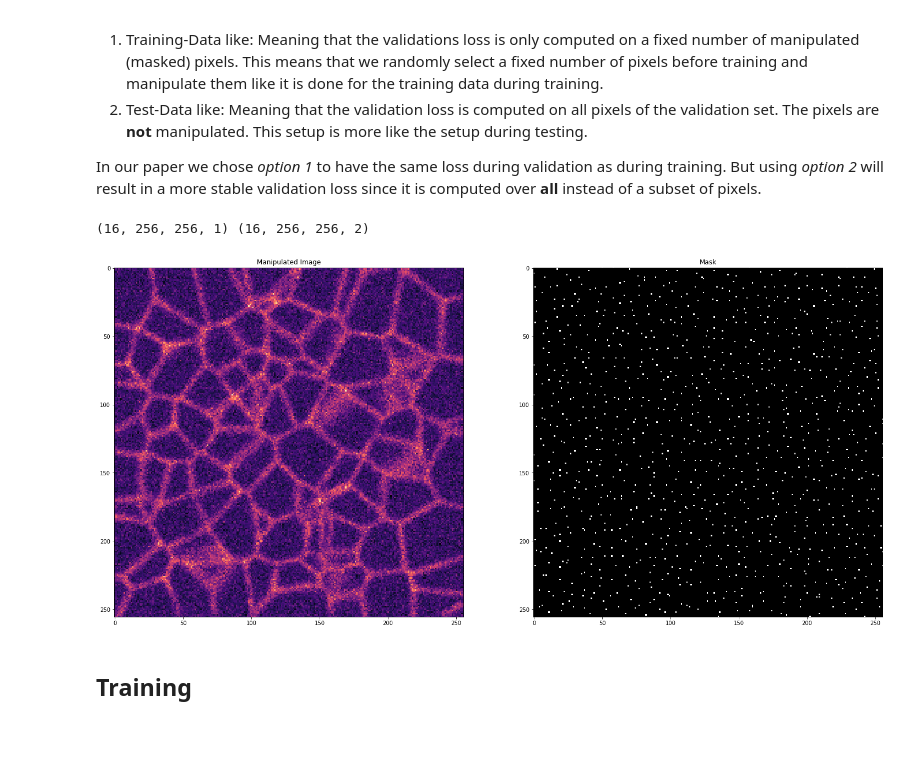
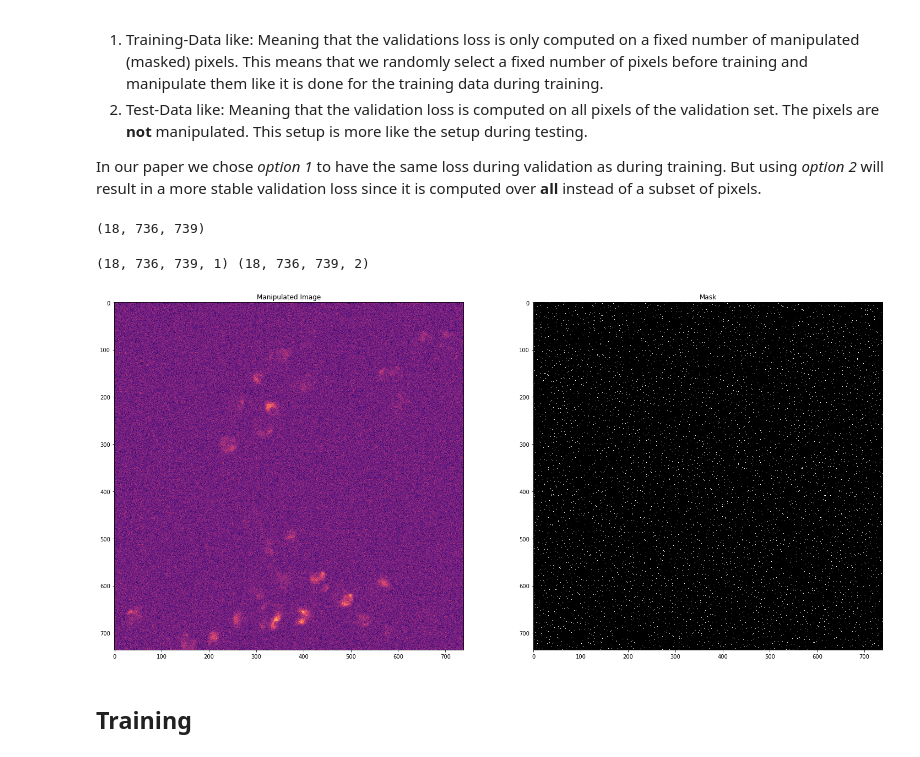
Before and after one commit to juglab/VoidSeg_cluster, a Jupyter notebook: N2V_denoising2D_MICCAI.ipynb, the cells around one changed output. Saved outputs shown, nothing was run; the diff lists cells and outputs as text; code cells hidden in the pictures.

Commit message:
N2V training and prediction notebook

```diff
--- a/N2V_denoising2D_MICCAI.ipynb
+++ b/N2V_denoising2D_MICCAI.ipynb
@@ -84,3 +76,10 @@ def normalize(img, mean, std):
 
 def denormalize(x, mean, std):
     return x*std + mean
+# %%
+# Load lowSNR data. Note: This can be the same data as we test on.
+# Leave couple slices for validation ;)
+X_train = np.load("/home/prakash/Desktop/NAS/StarVoid/Sim/NumpyData/Noisy20Train.npy")
+print(X_train.shape)
+X_test = np.load("/home/prakash/Desktop/NAS/StarVoid/Sim/NumpyData/Noisy20Test.npy")
+print(X_test.shape)
@@ -87,11 +89,12 @@ def denormalize(x, mean, std):
 # %%
-# Load lowSNR data. Note: This can be the same data as we test on.
-# Leave couple slices for validation ;)
-X = X = np.load('data/N2V_exampleData/N2V_lowSNR.npy')[:240,...]
+X=np.concatenate((X_train,X_test[:768,:736]))
+X = X[...,np.newaxis]
+print(X.shape)
 
 mean, std = np.mean(X), np.std(X)
 X = normalize(X, mean, std)
 
+print(X.shape)
 # We concatenate an extra channel filled with zeros. It will be internally used for the masking.
 Y = np.concatenate((X, np.zeros(X.shape)), axis=3)
 
@@ -115,29 +120,32 @@ This setup is more like the setup during testing.
 In our paper we chose *option 1* to have the same loss during validation as during training. But using *option 2* will result in a more stable validation loss since it is computed over __all__ instead of a subset of pixels.
 # %%
 # Load the remaining data as validation data
-X_val = np.load('data/N2V_exampleData/N2V_lowSNR.npy')[240:,...]
+X_val = np.load("/home/prakash/Desktop/NAS/StarVoid/Sim/NumpyData/Noisy20Val.npy")
+print(X_val.shape)
+X_val = X_val[...,np.newaxis]
 X_val = normalize(X_val, mean, std)
 
 # 1. Option
 Y_val = np.concatenate((X_val.copy(), np.zeros(X_val.shape)), axis=3)
 manipulate_val_data(X_val, Y_val,num_pix=256*256/64 , shape=(256, 256))
 
 # 2. Option
 #Y_val = np.concatenate((X_val.copy(), np.ones(X_val.shape)), axis=3)
 
 # The validation set is noisy as well:
 
 plt.figure(figsize=(25,25))
 plt.subplot(1,2,1)
 plt.imshow(X_val[0,...,0], cmap="magma")
 plt.title("Manipulated Image")
 plt.subplot(1,2,2)
 plt.imshow(Y_val[0,...,1], cmap="gray")
 plt.title("Mask")
 print(X_val.shape, Y_val.shape)
 # %% [output]
-(16, 256, 256, 1) (16, 256, 256, 2)
+(18, 736, 739)
+(18, 736, 739, 1) (18, 736, 739, 2)
-[figure, old version]
+[figure, new version]
 # %% [markdown]
 ## Training
 # %%
```
Also changed, not shown: parts of 9 cells of this notebook.
